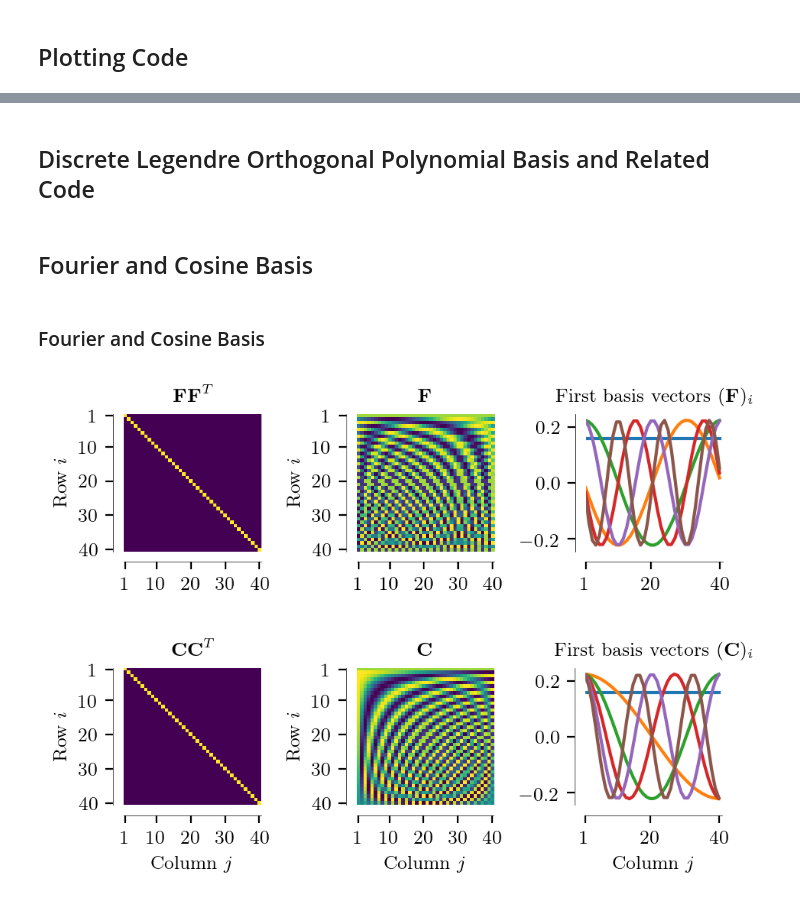
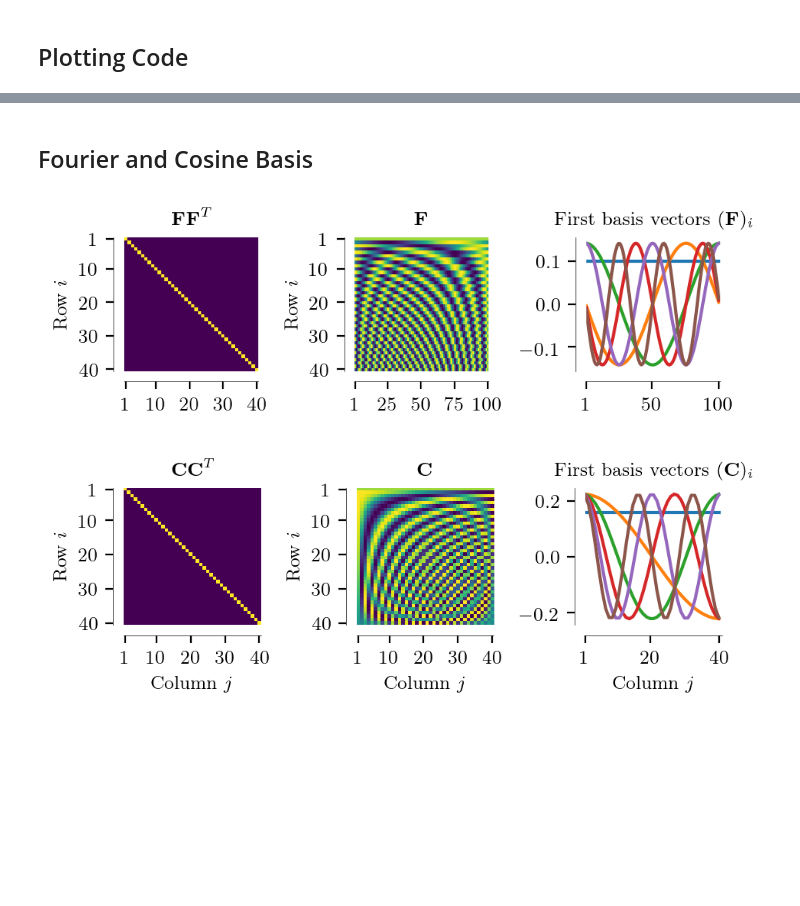
Before and after one commit to astoeckel/dlop_ldn_function_bases, a Jupyter notebook: compare_bases.ipynb, the cells around one changed output, grey strips where cells are left out. Drawn from its saved outputs; the diff is of its cells as text; code cells hidden in the pictures; blank space fills up the shorter version.

```diff
--- a/compare_bases.ipynb
+++ b/compare_bases.ipynb
@@ -129,2 +58,0 @@ def mk_ldn_basis(q, N=None):
-# %% [markdown]
-## Discrete Legendre Orthogonal Polynomial Basis and Related Code
@@ -248,45 +59,10 @@ def mk_dlop_basis(q, N=None):
 # %% [markdown]
 ## Fourier and Cosine Basis
-# %%
-def mk_fourier_basis(q, N=None):
-    """
-    Generates the q x N matrix F that can be used to compute a Fourier-like
-    transformation of a real-valued input vector of length N.  The first
-    result dimension will be the DC offset.  Even result dimensions are the
-    real (sine) Fourier coefficients, odd dimensions are the imaginary (cosine)
-    coefficients. This is only a proper Fourier transformation for q = N.
-    """
-    N = q if N is None else N
-    qs, Ns = np.arange(q)[:, None], np.arange(N)[None, :]
-    freq = ((qs + 1) // 2) # 0, 1, 1, 2, 2, ...
-    phase = (qs % 2)       # 0, 1, 0, 1, 0, ...
-    F = np.cos(
-        2.0 * np.pi * freq * (Ns + 0.5) / N + \
-        0.5 * np.pi * phase)
-    F[0] /= np.sqrt(2)
-    F[-1] /= np.sqrt(2) if (q % 2 == 0 and N == q) else 1.0
-    return F * np.sqrt(2 / N)
-
-
-def mk_cosine_basis(q, N=None):
-    """
-    Generates the q x N matrix C which can be used to compute the orthogonal
-    DCT-II, everyone's favourite basis transformation. As with the
-    `mk_fourier_basis` function above, this code only returns a canonical
-    DCT basis if q = N.
-    """
-    N = q if N is None else N
-    qs, Ns = np.arange(q)[:, None], np.arange(N)[None, :]
-    C = np.cos((Ns + 0.5) / N * qs * np.pi)
-    C[0] /= np.sqrt(2)
-    return C * np.sqrt(2 / N)
-# %% [markdown]
-### Fourier and Cosine Basis
 # %%
-F = mk_fourier_basis(40, 40)
+F = mk_fourier_basis(40, 100)
 fig_F, _ = plot_basis(F, 'F', bottom_labels=False)
 # %% [output]
-[figure, old version]
+[figure, new version]
 # %%
 C = mk_cosine_basis(40, 40)
 fig_C, axs = plot_basis(C, 'C')
```
Also changed, not shown: parts of 15 cells of this notebook, 2 other files.
